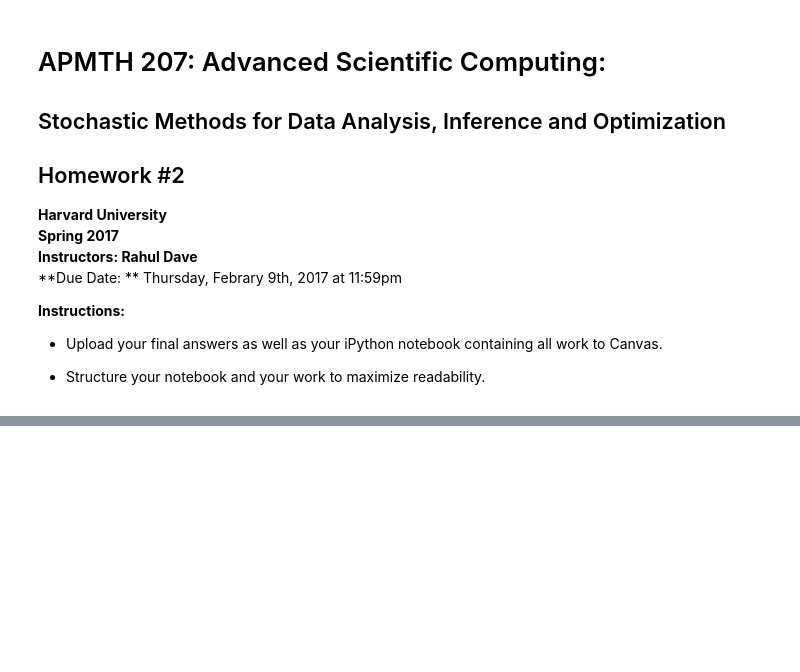
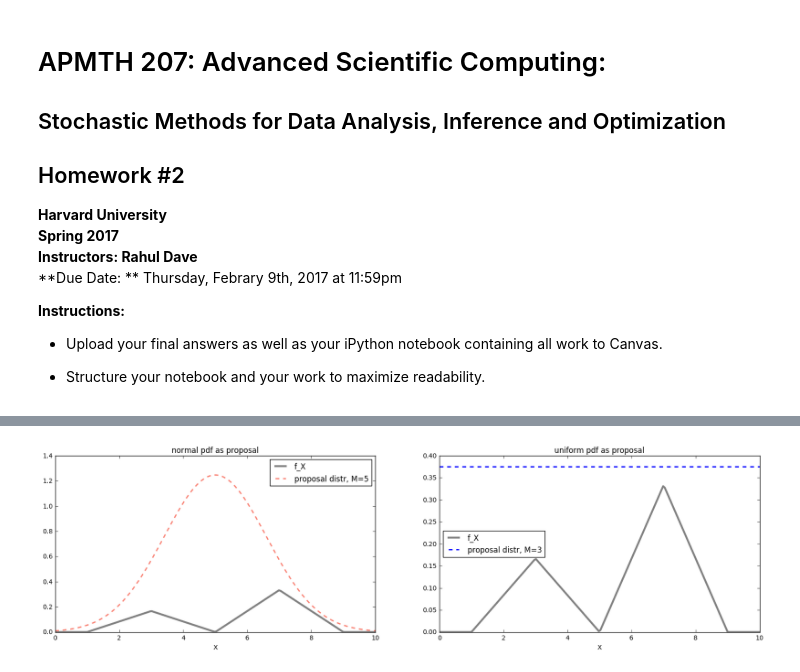
Before and after one commit to chengyeliu/2017HWs, a Jupyter notebook: HW2/AM207_HW2_Solutions.ipynb, the cells around one changed output, grey strips where cells are left out. Cells and saved outputs as stored; diff of their text form; code cells hidden in the pictures; blank space fills up the shorter version.

```diff
--- a/HW2/AM207_HW2_Solutions.ipynb
+++ b/HW2/AM207_HW2_Solutions.ipynb
@@ -69,0 +254,43 @@ $$
+# %%
+#setting up our proposal distributions
+
+#normal pdf: for sampling and evaluation
+def normal_dist(mu, sigma, x=None, n=None):
+    if x is not None:
+        return norm.pdf(x, mu, sigma)
+    elif n is not None:
+        return np.random.normal(mu, sigma, n)
+    else:
+        return None
+
+#uniform pdf: for sampling and evaluation
+def uniform_dist(a, b, x=None, n=None):
+    if x is not None:
+        return np.array([1. / (b - a)] * len(x))
+    elif n is not None:
+        return np.random.uniform(a, b, n)
+    else:
+        return None
+# %%
+prop_1 = partial(normal_dist, mu=5, sigma=1.6)
+M_1 = 5
+
+prop_2 = partial(uniform_dist, a=1, b=9)
+M_2 = 3
+
+fig, (ax1, ax2) = plt.subplots(1, 2, figsize=(20, 5))
+x = np.linspace(0, 10, 200)
+ax1.plot(x, map(f_X, x), color='gray', linewidth=3, label='f_X')
+ax1.plot(x, M_1 * prop_1(x=x), '--', color='salmon', linewidth=2, label='proposal distr, M={}'.format(M_1))
+ax1.set_xlabel('X')
+ax1.set_title('normal pdf as proposal')
+ax1.legend(loc='best')
+
+ax2.plot(x, map(f_X, x), color='gray', linewidth=3, label='f_X')
+ax2.plot(x, M_2 * prop_2(x=x), '--', color='blue', linewidth=2, label='proposal distr, M={}'.format(M_2))
+ax2.set_xlabel('X')
+ax2.set_title('uniform pdf as proposal')
+ax2.legend(loc='best')
+plt.show()
+# %% [output]
+[figure, added]
```
Also changed, not shown: parts of 27 cells of this notebook.
